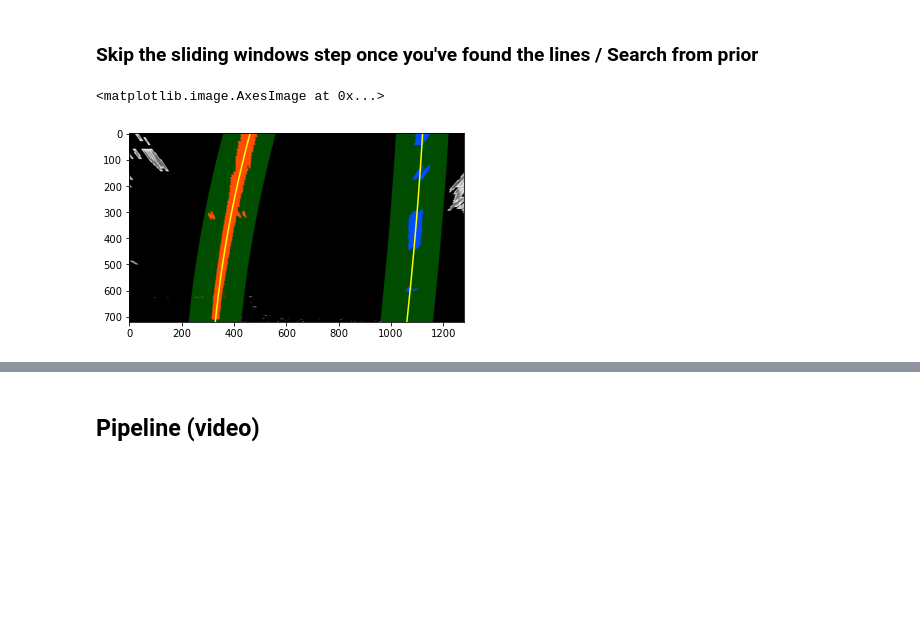
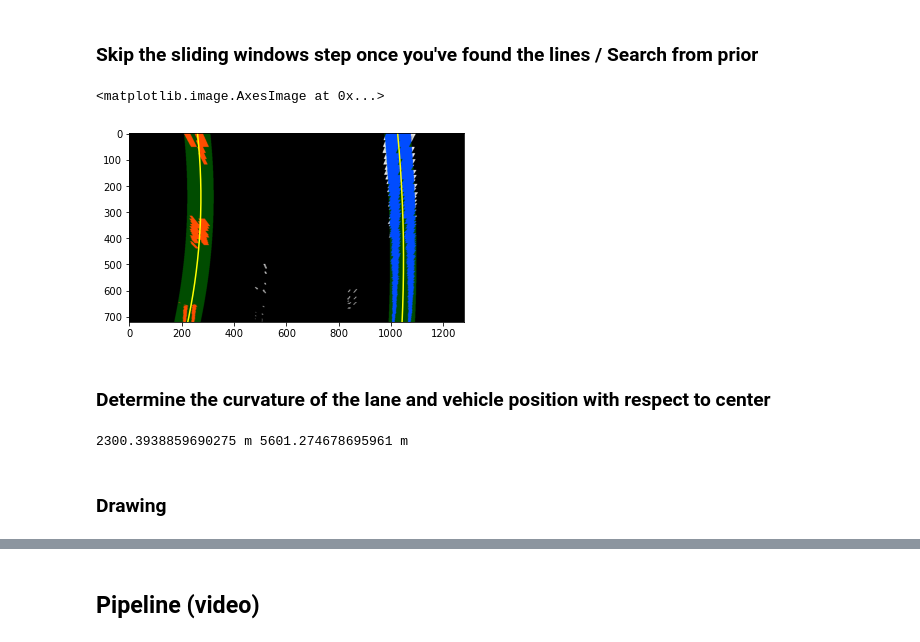
Before and after one commit to wolfgang-stefani/Advanced_LaneLines_Detection, a Jupyter notebook: P2.ipynb, the cells around one changed output, grey strips where cells are left out. Drawn from its saved outputs; the diff is of its cells as text; code cells hidden in the pictures; blank space fills up the shorter version.

```diff
--- a/P2.ipynb
+++ b/P2.ipynb
@@ -34,11 +33,6 @@ objp[:,:2] = np.mgrid[0:9,0:6].T.reshape(-1,2) # nx=9 and ny=6
 # Arrays to store object points and image points from all the images.
 objpoints = [] # 3d points in real world space
 imgpoints = [] # 2d points in image plane.
-
-"""
-img = plt.imread('camera_cal/calibration1.jpg')
-plt.imshow(img)
-"""
 
 # Make a list of calibration images
 images = glob.glob('camera_cal/calibration*.jpg') # importing the glob API
@@ -69,5 +63,3 @@ for fname in images:
 
 # Perform camera calibration
 ret, mtx, dist, rvecs, tvecs = cv2.calibrateCamera(objpoints, imgpoints, img.shape[1:], None, None)
-print(mtx)
-print(dist)
@@ -343,9 +359,8 @@ def search_around_poly(binary_warped):
 #img = mpimg.imread('test_images/test3.jpg')
 #img = mpimg.imread('test_images/test4.jpg')
 #img = mpimg.imread('test_images/test5.jpg')
-img = mpimg.imread('test_images/test6.jpg')
-
-#img = mpimg.imread('camera_cal/calibration9.jpg')
+#img = mpimg.imread('test_images/test6.jpg')
+img = mpimg.imread('test_images/test_A99Munich_1.jpg')
 
 # ATTENTION: If you are using cv2.imread() or the glob API, this will read in a BGR image and you should convert to grayscale
 # (in later image processing steps) using cv2.COLOR_BGR2GRAY.
@@ -395,0 +385,3 @@ plt.imshow(result)
+# %%
+thresholded = pipeline(undist)
+plt.imshow(thresholded)
@@ -396,7 +391,7 @@ plt.imshow(result)
 # %% [markdown]
 ### Perspective Transform to "birds-eye view"
 # %%
-top_down, perspective_M = warp(result, 9, 6, mtx, dist)
+top_down, perspective_M, perspective_Minv = warp(thresholded, 9, 6, mtx, dist)
 plt.imshow(top_down)
 # %% [output]
 <matplotlib.image.AxesImage at 0x...>
@@ -414,22 +408,29 @@ plt.imshow(out_img)
 # %% [markdown]
 ### Skip the sliding windows step once you've found the lines / Search from prior
 # %%
-# Load our image - this should be a new frame since last time!
-#binary_warped = mpimg.imread('warped_example.jpg')
-#binary_warped = cv2.cvtColor(top_down, cv2.COLOR_BGR2GRAY)
-
 # Polynomial fit values from the previous frame
-# Make sure to grab the actual values from the previous step in your project!
-leftx, lefty, rightx, righty, out_img = find_lane_pixels(binary_warped)
-left_fit = np.polyfit(lefty, leftx, 2)
-right_fit = np.polyfit(righty, rightx, 2)
+# Make sure to grab the actual values from the previous step in your project
+leftx, lefty, rightx, righty, out_img = find_lane_pixels(binary_warped) # muss hier für die nächsten beiden Schritte errechnet werden
+left_fit = np.polyfit(lefty, leftx, 2) # muss hier nochmal explizit errechnet werden, da es vorher nur innerhalb fit_polynomial() berechnet wurde (lokale Variable)
+right_fit = np.polyfit(righty, rightx, 2) # dito
 
 # Run image through the pipeline
-# Note that in your project, you'll also want to feed in the previous fits
-result2 = search_around_poly(binary_warped)
+out_img2 = search_around_poly(binary_warped, left_fit, right_fit)
 
 # View your output
-plt.imshow(result2)
+plt.imshow(out_img2)
 # %% [output]
 <matplotlib.image.AxesImage at 0x...>
-[figure, old version]
+[figure, new version]
+# %% [markdown]
+### Determine the curvature of the lane and vehicle position with respect to center
+# %%
+# Calculate the radius of curvature in meters for both lane lines
+left_fitx, right_fitx, ploty = fit_poly(binary_warped.shape, leftx, lefty, rightx, righty) # only calculated for ploty
+left_curverad, right_curverad = measure_curvature_real(ploty, left_fit, right_fit)
+
+print(left_curverad, 'm', right_curverad, 'm')
+# %% [output]
+2300.3938859690275 m 5601.274678695961 m
+# %% [markdown]
+### Drawing
```
Also changed, not shown: parts of 38 cells of this notebook, 14 other files.
